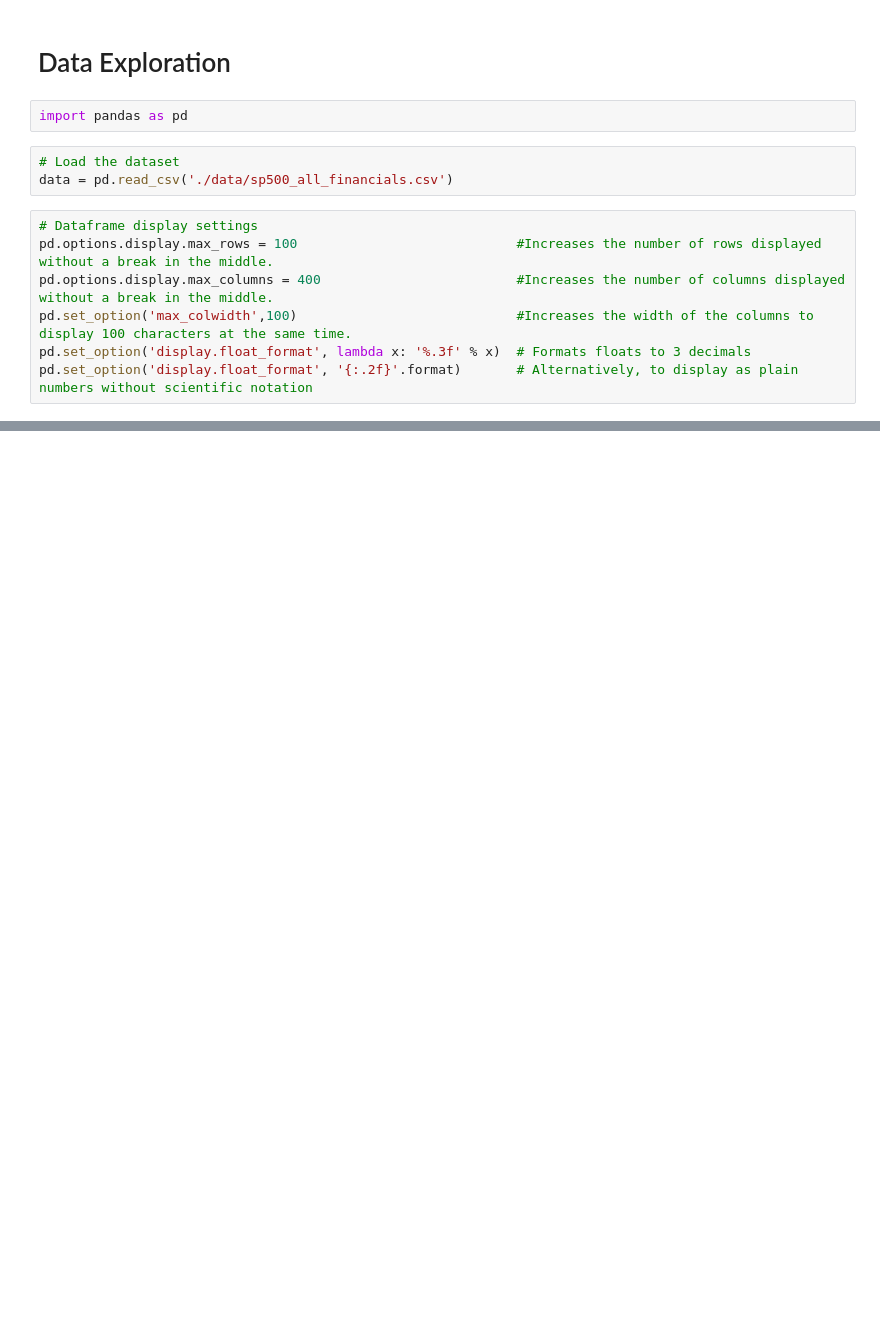
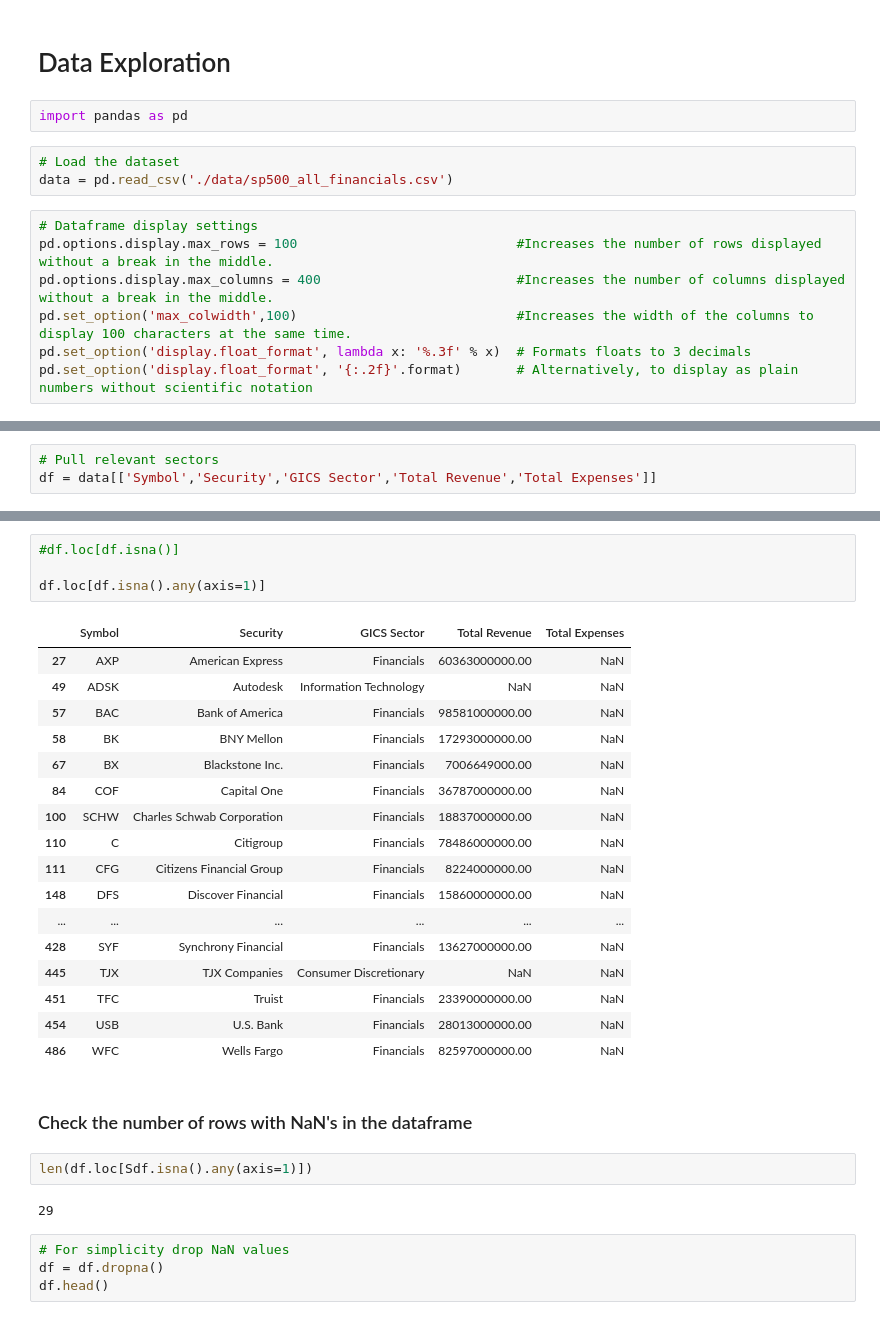
Before and after one commit to AaronNHorvitz/Data-Science-Training, a Jupyter notebook: Examples of Basic Statistical Functions/002_sampling_distributions.ipynb, the cells around one changed output, grey strips where cells are left out. Drawn from its saved outputs; the diff is of its cells as text; blank space fills up the shorter version.

Commit message:
Updated 002 notebook with data manipulation in Pandas

```diff
--- a/Examples of Basic Statistical Functions/002_sampling_distributions.ipynb
+++ b/Examples of Basic Statistical Functions/002_sampling_distributions.ipynb
@@ -24,0 +27,3 @@ display(data.head())
+# %%
+# Pull relevant sectors
+df = data[['Symbol','Security','GICS Sector','Total Revenue','Total Expenses']]
@@ -24,0 +48,32 @@ display(data.head())
+# %%
+#df.loc[df.isna()]
+
+df.loc[df.isna().any(axis=1)]
+# %% [output]
+|  | Symbol | Security | GICS Sector | Total Revenue | Total Expenses |
+| 27 | AXP | American Express | Financials | 60363000000.00 | NaN |
+| 49 | ADSK | Autodesk | Information Technology | NaN | NaN |
+| 57 | BAC | Bank of America | Financials | 98581000000.00 | NaN |
+| 58 | BK | BNY Mellon | Financials | 17293000000.00 | NaN |
+| 67 | BX | Blackstone Inc. | Financials | 7006649000.00 | NaN |
+| 84 | COF | Capital One | Financials | 36787000000.00 | NaN |
+| 100 | SCHW | Charles Schwab Corporation | Financials | 18837000000.00 | NaN |
+| 110 | C | Citigroup | Financials | 78486000000.00 | NaN |
+| 111 | CFG | Citizens Financial Group | Financials | 8224000000.00 | NaN |
+| 148 | DFS | Discover Financial | Financials | 15860000000.00 | NaN |
+| ... | ... | ... | ... | ... | ... |
+| 428 | SYF | Synchrony Financial | Financials | 13627000000.00 | NaN |
+| 445 | TJX | TJX Companies | Consumer Discretionary | NaN | NaN |
+| 451 | TFC | Truist | Financials | 23390000000.00 | NaN |
+| 454 | USB | U.S. Bank | Financials | 28013000000.00 | NaN |
+| 486 | WFC | Wells Fargo | Financials | 82597000000.00 | NaN |
+# %% [markdown]
+### Check the number of rows with NaN's in the dataframe
+# %%
+len(df.loc[Sdf.isna().any(axis=1)])
+# %% [output]
+29
+# %%
+# For simplicity drop NaN values
+df = df.dropna()
+df.head()
```
Also changed, not shown: parts of 14 cells of this notebook, 5 other files.
